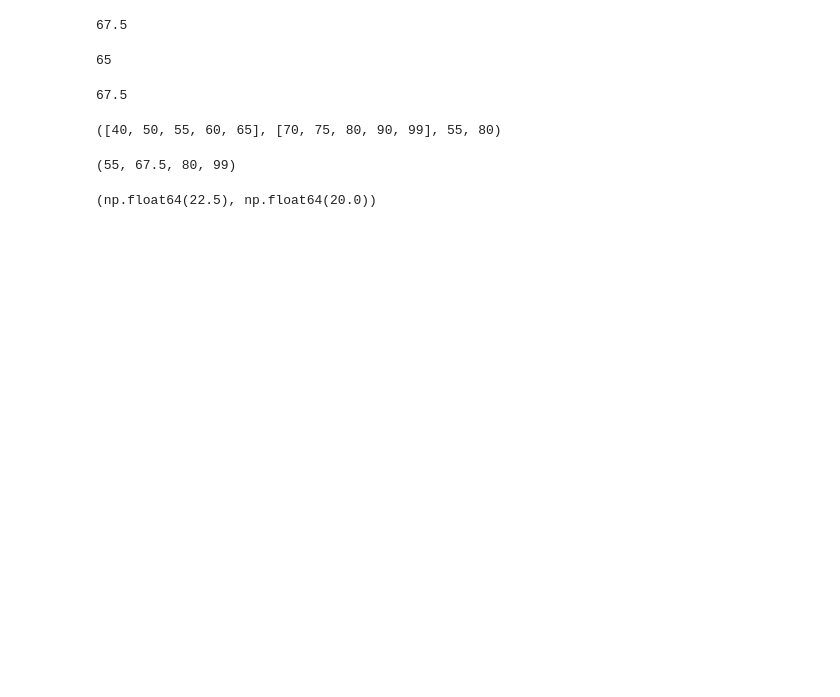
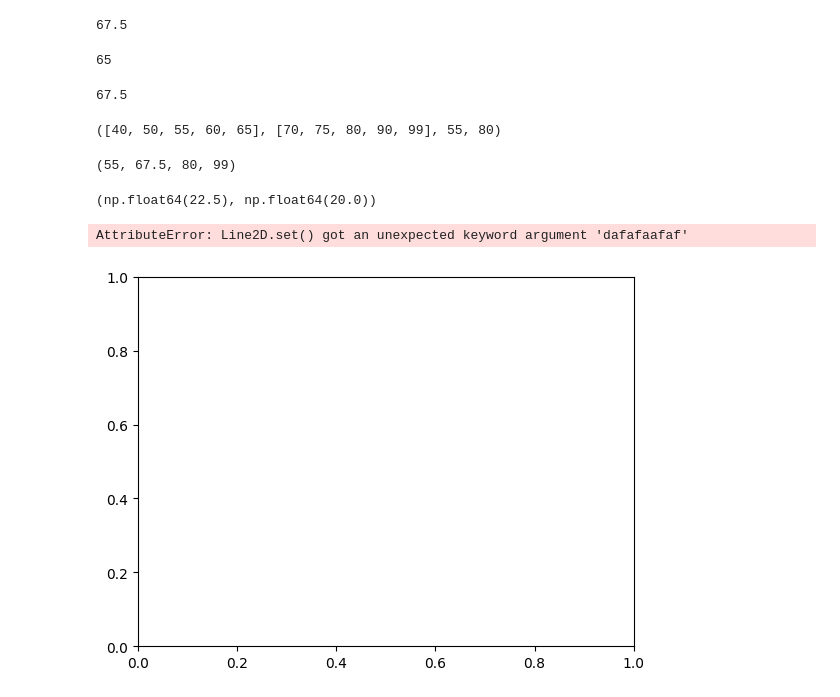
Before and after one commit to gabigutu/link-data-analysis, a Jupyter notebook: link_plot/test_plot.ipynb, the cells around one changed output. Saved outputs shown, nothing was run; the diff lists cells and outputs as text; code cells hidden in the pictures; blank space fills up the shorter version.

```diff
--- a/link_plot/test_plot.ipynb
+++ b/link_plot/test_plot.ipynb
@@ -344,3 +344,8 @@ import scipy.stats
 scipy.stats.iqr(grades), scipy.stats.iqr(grades_impar)
 # %% [output]
 (np.float64(22.5), np.float64(20.0))
+# %%
+plt.plot([90, 82], [10, 17], dafafaafaf='Test')
+# %% [output]
+AttributeError: Line2D.set() got an unexpected keyword argument 'dafafaafaf'
+[figure, added]
```
Also changed, not shown: parts of 1 cell of this notebook, 1 other file.
